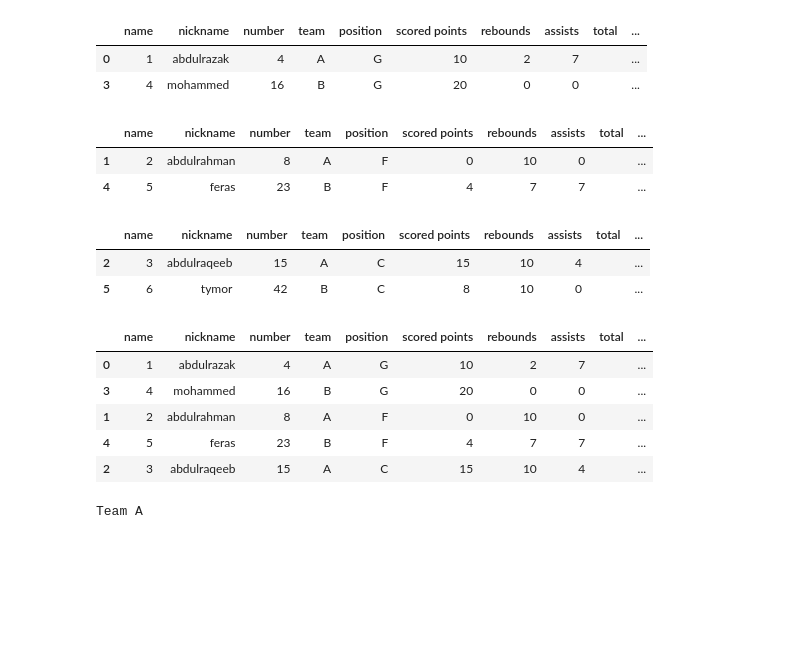
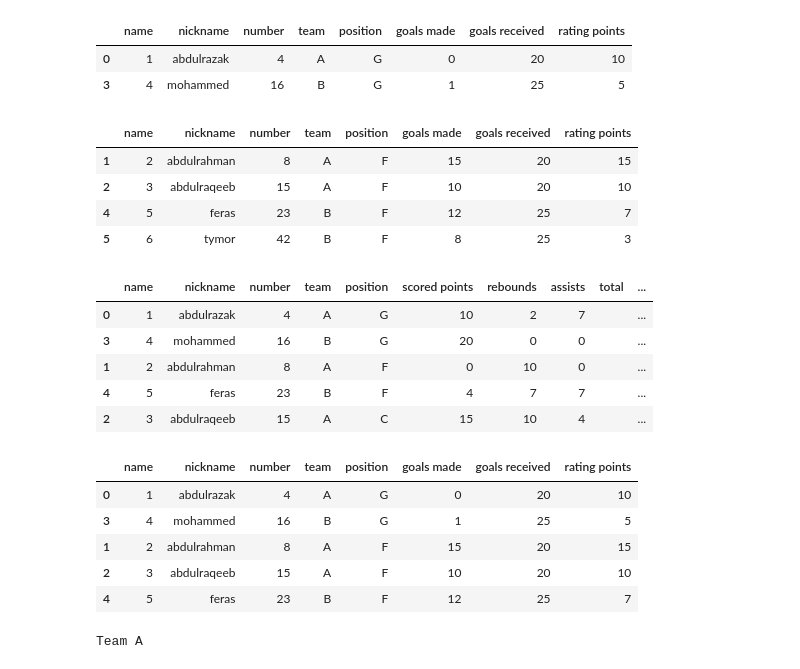
Before and after one commit to iiabdulrazak/basketandhand_analysis, a Jupyter notebook: main.ipynb, the cells around one changed output. Drawn from its saved outputs; the diff is of its cells as text; code cells hidden in the pictures; blank space fills up the shorter version.

```diff
--- a/main.ipynb
+++ b/main.ipynb
@@ -30,15 +28,12 @@ hand.head()
 '''
 basketball equations we will use: guards(n*2 + n*3 + n*1),forward(n*2 + n*2 + n*2),center(n*2 + n*1 + n*3),
 and n = [scored point, rebounds, assists]
-
-handball equations we will use: goal keeper(50 + n*5 - n*(-2)),field player(n*20 + n*1 - n*(-1))
-n = [goals made, goals recived]
 '''
-
+#BASKETBALL
 #for extracting and implementing the equations we should first .loc the needed colmuns,
 #first lets implement the equation for goalkeepers
-goalKeeper = basket.loc[basket['position'] == 'G']
-goalKeeper['rating points'] = goalKeeper['scored points'].values*2 + goalKeeper['rebounds'].values*3 + goalKeeper['assists'].values*1
+guardPlayer = basket.loc[basket['position'] == 'G']
+guardPlayer['rating points'] = guardPlayer['scored points'].values*2 + guardPlayer['rebounds'].values*3 + guardPlayer['assists'].values*1
 
 #second lets implement the equation for forwardplayers
 forwardPlayer = basket.loc[basket['position'] == 'F']
@@ -66,21 +98,22 @@ See the caveats in the documentation: https://pandas.pydata.org/pandas-docs/stab
 # %%
 #lets see the results for goalkeepers, forwardsplayers and centerplayers
-display(goalKeeper,forwardPlayer,centerPlayer)
+display(goalKeeper,fieldPlayer)
 # %% [output]
-|  | name | nickname | number | team | position | scored points | rebounds | assists | total | ... |
-| 0 | 1 | abdulrazak | 4 | A | G | 10 | 2 | 7 |  | ... |
-| 3 | 4 | mohammed | 16 | B | G | 20 | 0 | 0 |  | ... |
+|  | name | nickname | number | team | position | goals made | goals received | rating points |
+| 0 | 1 | abdulrazak | 4 | A | G | 0 | 20 | 10 |
+| 3 | 4 | mohammed | 16 | B | G | 1 | 25 | 5 |
-|  | name | nickname | number | team | position | scored points | rebounds | assists | total | ... |
-| 1 | 2 | abdulrahman | 8 | A | F | 0 | 10 | 0 |  | ... |
-| 4 | 5 | feras | 23 | B | F | 4 | 7 | 7 |  | ... |
+|  | name | nickname | number | team | position | goals made | goals received | rating points |
+| 1 | 2 | abdulrahman | 8 | A | F | 15 | 20 | 15 |
+| 2 | 3 | abdulraqeeb | 15 | A | F | 10 | 20 | 10 |
+| 4 | 5 | feras | 23 | B | F | 12 | 25 | 7 |
+| 5 | 6 | tymor | 42 | B | F | 8 | 25 | 3 |
-|  | name | nickname | number | team | position | scored points | rebounds | assists | total | ... |
-| 2 | 3 | abdulraqeeb | 15 | A | C | 15 | 10 | 4 |  | ... |
-| 5 | 6 | tymor | 42 | B | C | 8 | 10 | 0 |  | ... |
 # %%
 #lets merge all datas tigether
-data = pd.concat([goalKeeper,forwardPlayer,centerPlayer])
+basketData = pd.concat([guardPlayer,forwardPlayer,centerPlayer])
+handData   = pd.concat([goalKeeper,fieldPlayer])
 #lets see the dataset
-data.head()
+display(basketData.head())
+display(handData.head())
 # %% [output]
 |  | name | nickname | number | team | position | scored points | rebounds | assists | total | ... |
 | 0 | 1 | abdulrazak | 4 | A | G | 10 | 2 | 7 |  | ... |
@@ -88,4 +121,10 @@ data.head()
 | 1 | 2 | abdulrahman | 8 | A | F | 0 | 10 | 0 |  | ... |
 | 4 | 5 | feras | 23 | B | F | 4 | 7 | 7 |  | ... |
 | 2 | 3 | abdulraqeeb | 15 | A | C | 15 | 10 | 4 |  | ... |
+|  | name | nickname | number | team | position | goals made | goals received | rating points |
+| 0 | 1 | abdulrazak | 4 | A | G | 0 | 20 | 10 |
+| 3 | 4 | mohammed | 16 | B | G | 1 | 25 | 5 |
+| 1 | 2 | abdulrahman | 8 | A | F | 15 | 20 | 15 |
+| 2 | 3 | abdulraqeeb | 15 | A | F | 10 | 20 | 10 |
+| 4 | 5 | feras | 23 | B | F | 12 | 25 | 7 |
 # %%
```
Also changed, not shown: parts of 14 cells of this notebook.
